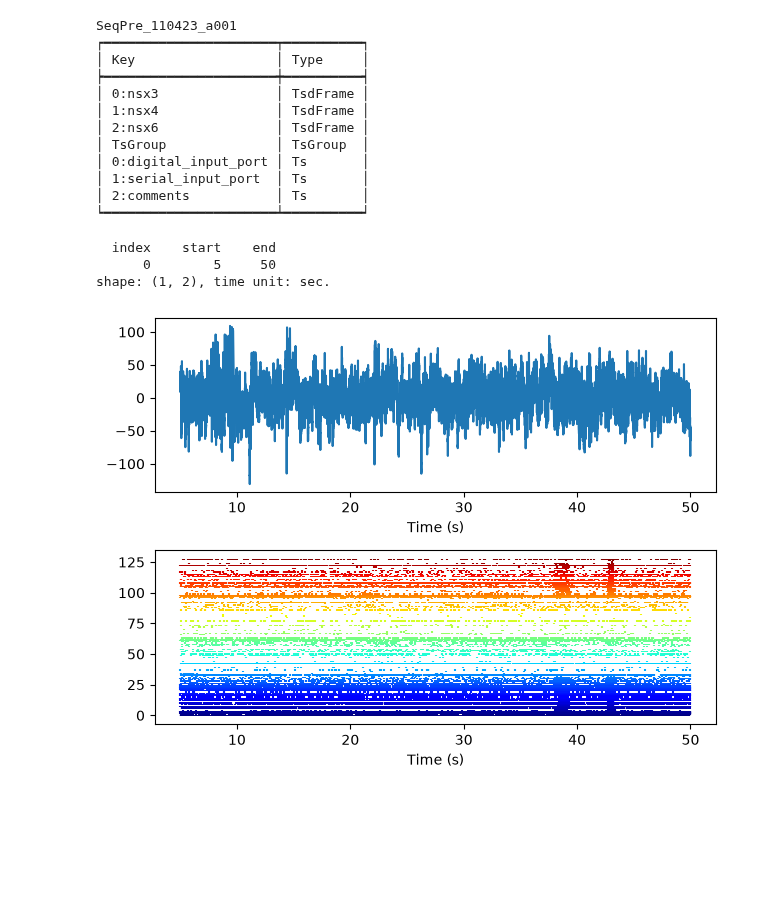
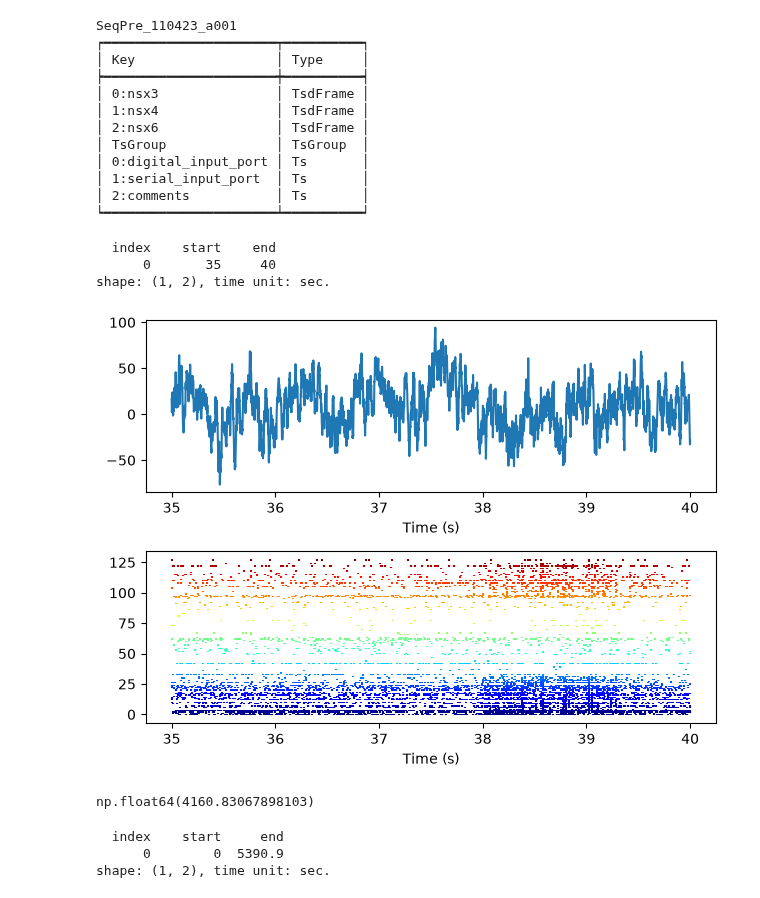
Before and after one commit to rishab-iyer1/passive_seq, a Jupyter notebook: src/decoding_ri/replicate_decoding.ipynb, the cells around one changed output. Cells and saved outputs as stored; diff of their text form; code cells hidden in the pictures; blank space fills up the shorter version.

```diff
--- a/src/decoding_ri/replicate_decoding.ipynb
+++ b/src/decoding_ri/replicate_decoding.ipynb
@@ -5,11 +5,11 @@ import numpy as np
 import matplotlib.pyplot as plt
 import scipy
 # %%
-# 20231104 is day 1 and consisted of short blocks (20 exposure blocks x 25 sequences with 24% deviant rate, followed by 10 exposure blocks x 25 sequences with 0% deviant rate)
+# 20231104 is day 2 and consisted of short blocks (20 exposure blocks x 25 sequences with 24% deviant rate, followed by 10 exposure blocks x 25 sequences with 0% deviant rate)
 
-data_day1_path = "../../../Recordings/Silas/Data/20231104"
+data_day2_path = "../../../Recordings/Silas/Data/20231104"
 derivatives_path = "../../derivatives"
 
-data_day1 = nap.EphysReader(f"{data_day1_path}/SeqPre_110423_a001.nev")  # pynapple can load nev files
-behav_data_day1_matlab = scipy.io.loadmat(f"{data_day1_path}/Silas_231104_00_bhv/Silas_231104_00_bhv.mat")  # mat73 does not work on this matlab version file
+data_day2 = nap.EphysReader(f"{data_day2_path}/SeqPre_110423_a001.nev")  # pynapple can load nev files
+behav_data_day2_matlab = scipy.io.loadmat(f"{data_day2_path}/Silas_231104_00_bhv/Silas_231104_00_bhv.mat")  # mat73 does not work on this matlab version file
 # %%
@@ -55,39 +55,39 @@ SeqPre_110423_a001
 │ 2:comments           │ Ts       │
 ┕━━━━━━━━━━━━━━━━━━━━━━┷━━━━━━━━━━┙
 # %%
-lfp = data_day1['0:nsx3']
-spikes = data_day1['TsGroup']
-
-# read in the spike data from memory rather than lazy-loading (for speed)
-# spikes_mem_path = f"{derivatives_path}/spikes.npz"
-# if not os.path.exists(spikes_mem_path):
-#     spikes_mem = nap.TsGroup(
-#         {i: nap.Ts(t=spikes[i].t) for i in spikes.index},
-#         metadata=spikes.metadata.drop(columns="rate"),
-#     )  # drop the rate column because TsGroup objects calculate it automatically, so can't explicitly pass as metadata
-#     spikes_mem.save(spikes_mem_path)
-# else:
-#     spikes_mem = np.load(spikes_mem_path)
+lfp = data_day2['0:nsx3']
+spikes = data_day2['TsGroup']
 # %%
-start, end = lfp.t[10000], lfp.t[100000]
+start, end = lfp.t[70000], lfp.t[80000]
 win = nap.IntervalSet(start=start, end=end)
 print(win)
 
 lfp_win = lfp.get(start, end)
 spikes_win = spikes.restrict(win)
 
 fig = plt.figure()
 ax1 = fig.add_subplot(2, 1, 1)
 ax2 = fig.add_subplot(2, 1, 2)
 ax1.plot(lfp_win.t, lfp_win.d[:,42])
 ax1.set_xlabel("Time (s)")
 colors = plt.cm.jet(np.linspace(0, 1, len(spikes)))
 ax2.eventplot([spikes_win[i].t for i in spikes.keys()], colors=colors)
 ax2.set_xlabel("Time (s)")
 plt.tight_layout()
 plt.show()
 # %% [output]
   index    start    end
-      0        5     50
+      0       35     40
 shape: (1, 2), time unit: sec.
-[figure, old version]
+[figure, new version]
+# %%
+timing = behav_data_day2['imgTime'][0]
+timing[-1] - timing[0]
+# %% [output]
+np.float64(4160.83067898103)
+# %%
+spikes.time_support
+# %% [output]
+  index    start     end
+      0        0  5390.9
+shape: (1, 2), time unit: sec.
```
Also changed, not shown: parts of 3 cells of this notebook.
